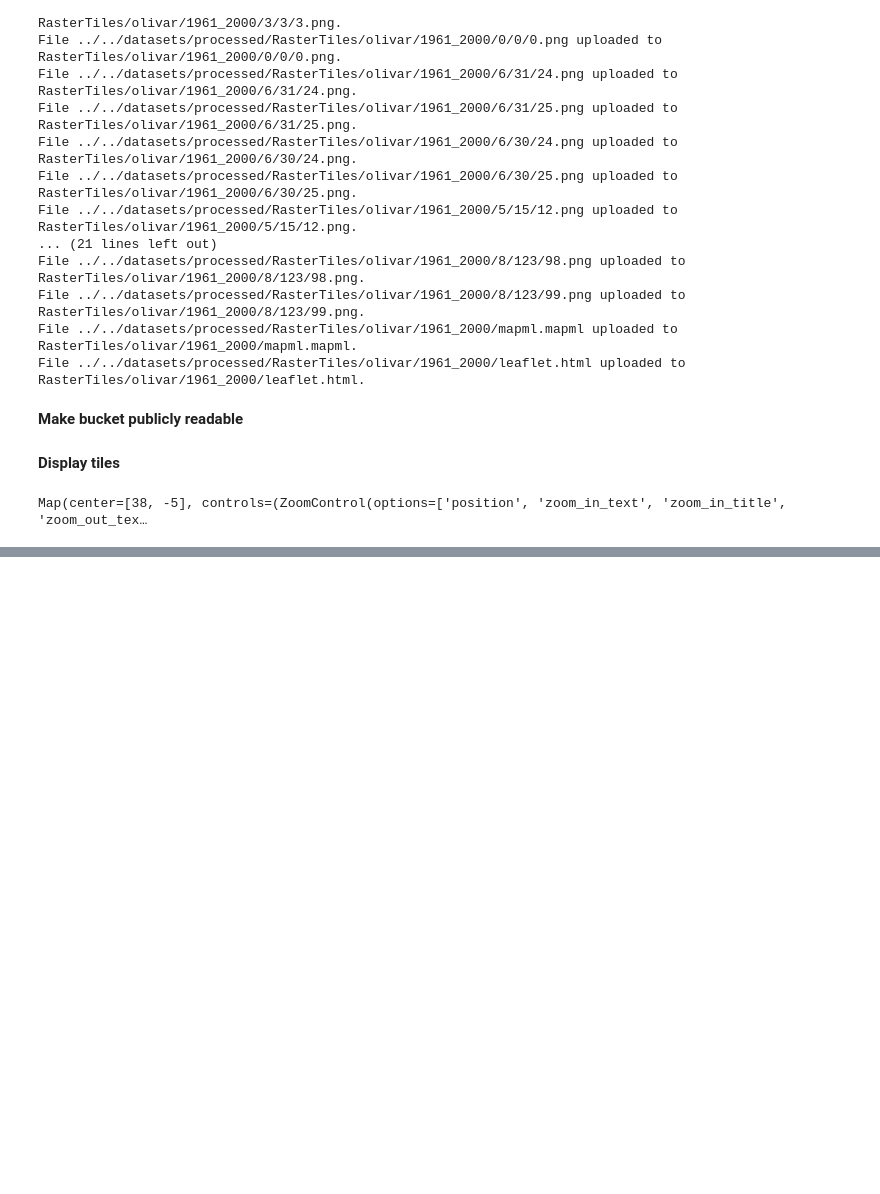
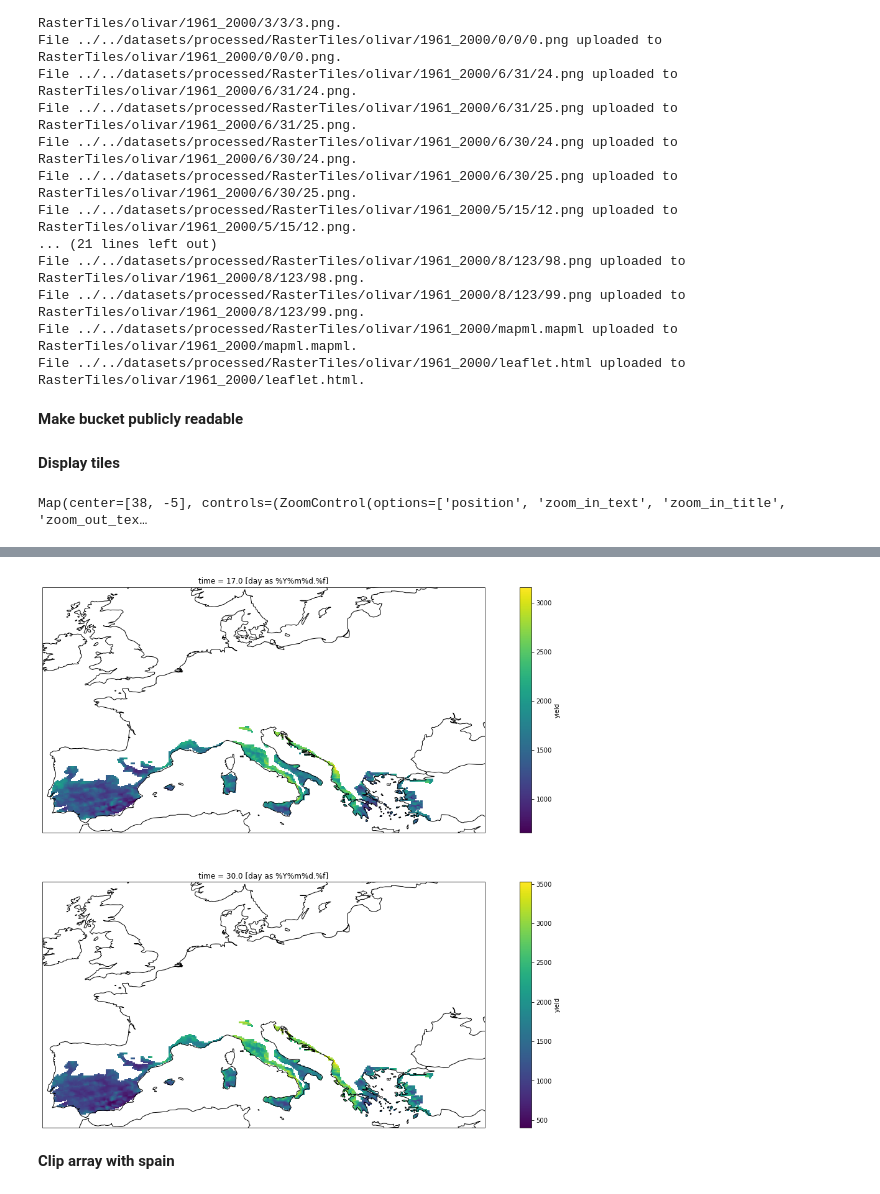
Before and after one commit to Vizzuality/ecf-agricultural-climate-impact, a Jupyter notebook: data/notebooks/Lab/09_Datos_Olivar.ipynb, the cells around one changed output, grey strips where cells are left out. Saved outputs shown, nothing was run; the diff lists cells and outputs as text; code cells hidden in the pictures; blank space fills up the shorter version.

Commit message:
Add yields data

```diff
--- a/data/notebooks/Lab/09_Datos_Olivar.ipynb
+++ b/data/notebooks/Lab/09_Datos_Olivar.ipynb
@@ -111,7 +129,7 @@ years_file = {'1961–2000': 'EnsSuitability_AllVarieties_Q95_Present.tif',
 for i, year in enumerate(years_file.keys()):
 
     # Read tiff
-    xda = xr.open_rasterio(f'../../datasets/raw/crops/olivar/{years_file[year]}').squeeze().drop("band")
+    xda = xr.open_rasterio(f'../../datasets/raw/crops/olivar/Arenas_Castro/{years_file[year]}').squeeze().drop("band")
 
     # replace all values equal to -3.4e+38 with np.nan
     xda = xda.where(xda != list(xda.attrs['nodatavals'])[0])
@@ -364,0 +388,15 @@ Map(center=[38, -5], controls=(ZoomControl(options=['position', 'zoom_in_text',
+# %%
+years_file = {'1989–2005': 'present.nc',
+             '2041–2070': 'future_rcp85.nc'}
+
+for i, year in enumerate(years_file.keys()):
+
+    # Read tiff
+    xds_tmp = xr.open_dataset(f'../../datasets/raw/crops/olivar/Fraga/{years_file[year]}', decode_coords="all")
+
+
+    # convert to Dataset and concatenate by time
+    if year == '1989–2005':
+        xds = xds_tmp
+    else:
+        xds = xr.concat([xds, xds_tmp], dim='time')
@@ -364,0 +419,21 @@ Map(center=[38, -5], controls=(ZoomControl(options=['position', 'zoom_in_text',
+# %%
+fig = plt.figure(figsize=(20,16))
+
+ax1 = fig.add_subplot(211, projection=ccrs.PlateCarree())
+ax2 = fig.add_subplot(212, projection=ccrs.PlateCarree())
+
+ax1.set_global()
+xds['yield'].isel(time=0).plot.pcolormesh(ax=ax1, transform=ccrs.PlateCarree(), x='lon', y='lat', add_colorbar=True)
+ax1.coastlines()
+ax1.set_ylim([35,60]);
+ax1.set_xlim([-10,35]);
+
+ax2.set_global()
+xds['yield'].isel(time=1).plot.pcolormesh(ax=ax2, transform=ccrs.PlateCarree(), x='lon', y='lat', add_colorbar=True)
+ax2.coastlines()
+ax2.set_ylim([35,60]);
+ax2.set_xlim([-10,35]);
+# %% [output]
+[figure, added]
+# %% [markdown]
+**Clip array with spain**
```
Also changed, not shown: parts of 12 cells of this notebook.
